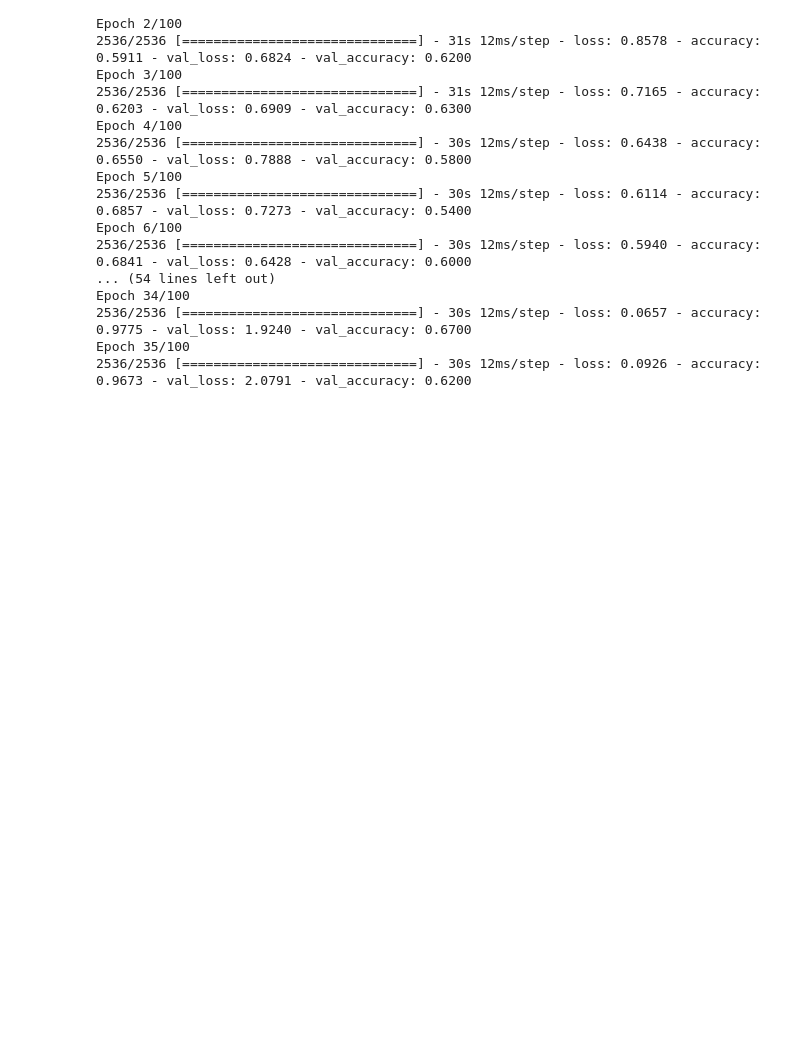
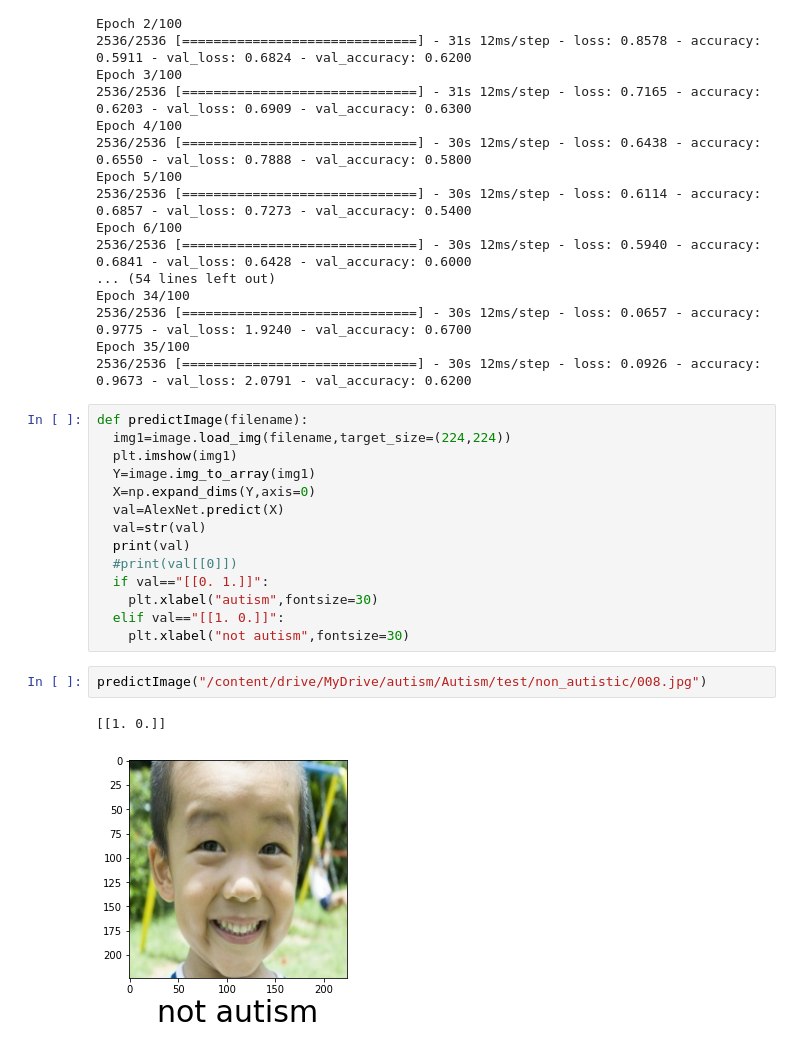
Before and after one commit to FathimaNazarudeen/Emotion-recognition-of-autistic-children, a Jupyter notebook: alexnet1.ipynb, the cells around one changed output. Drawn from its saved outputs; the diff is of its cells as text; blank space fills up the shorter version.

```diff
--- a/alexnet1.ipynb
+++ b/alexnet1.ipynb
@@ -196,3 +196,22 @@ Epoch 34/100
 2536/2536 [==============================] - 30s 12ms/step - loss: 0.0657 - accuracy: 0.9775 - val_loss: 1.9240 - val_accuracy: 0.6700
 Epoch 35/100
 2536/2536 [==============================] - 30s 12ms/step - loss: 0.0926 - accuracy: 0.9673 - val_loss: 2.0791 - val_accuracy: 0.6200
+# %%
+def predictImage(filename):
+  img1=image.load_img(filename,target_size=(224,224))
+  plt.imshow(img1)
+  Y=image.img_to_array(img1)
+  X=np.expand_dims(Y,axis=0)
+  val=AlexNet.predict(X)
+  val=str(val)
+  print(val)
+  #print(val[[0]])
+  if val=="[[0. 1.]]":
+    plt.xlabel("autism",fontsize=30)
+  elif val=="[[1. 0.]]":
+    plt.xlabel("not autism",fontsize=30)
+# %%
+predictImage("/content/drive/MyDrive/autism/Autism/test/non_autistic/008.jpg")
+# %% [output]
+[[1. 0.]]
+[figure, added]
```
